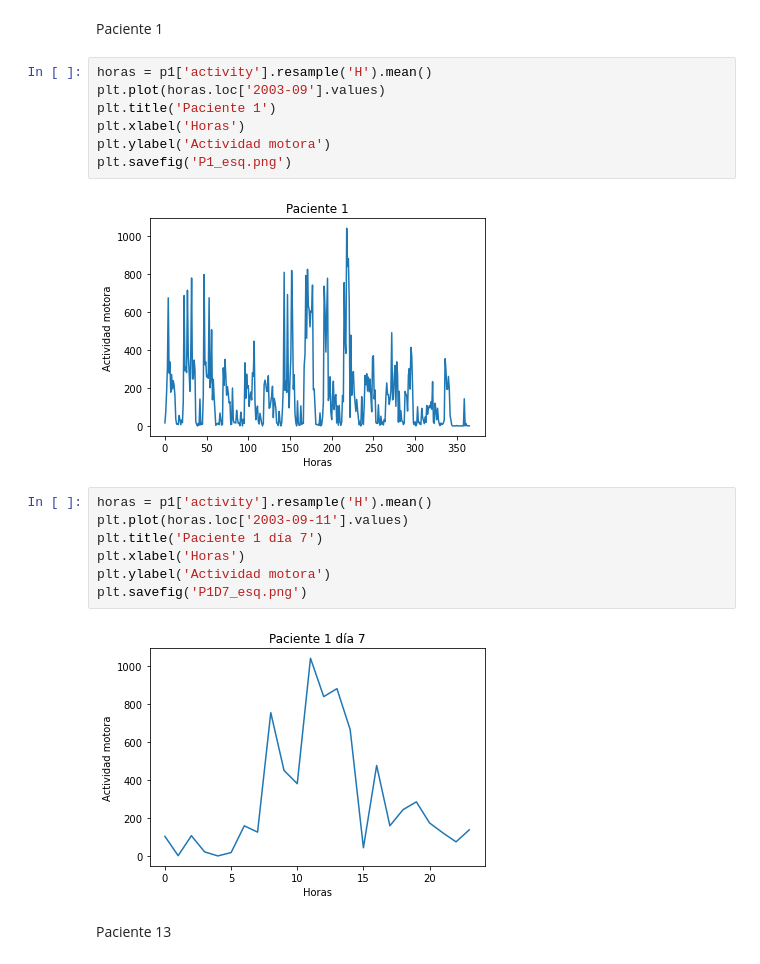
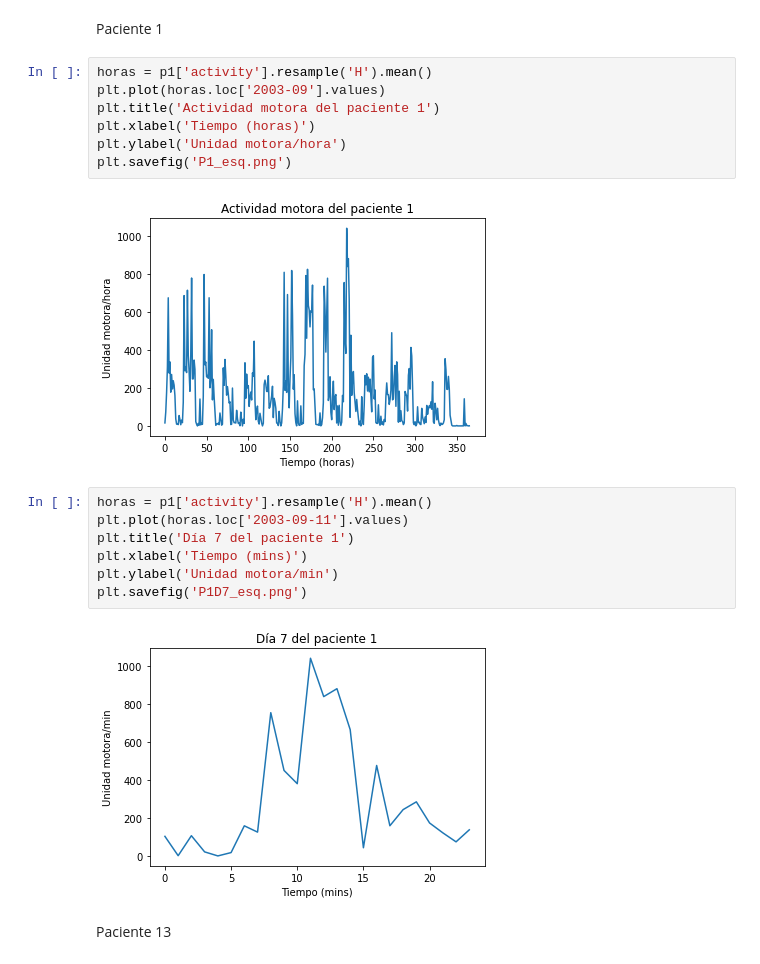
Before and after one commit to anajim13/TFM-XAI, a Jupyter notebook: señales_tiempo.ipynb, the cells around one changed output. Cells and saved outputs as stored; diff of their text form.

```diff
--- a/señales_tiempo.ipynb
+++ b/señales_tiempo.ipynb
@@ -73,21 +73,21 @@ Paciente 1
 # %%
 horas = p1['activity'].resample('H').mean()
 plt.plot(horas.loc['2003-09'].values)
-plt.title('Paciente 1')
-plt.xlabel('Horas')
-plt.ylabel('Actividad motora')
+plt.title('Actividad motora del paciente 1')
+plt.xlabel('Tiempo (horas)')
+plt.ylabel('Unidad motora/hora')
 plt.savefig('P1_esq.png')
 # %% [output]
-[figure, old version]
+[figure, new version]
 # %%
 horas = p1['activity'].resample('H').mean()
 plt.plot(horas.loc['2003-09-11'].values)
-plt.title('Paciente 1 día 7')
-plt.xlabel('Horas')
-plt.ylabel('Actividad motora')
+plt.title('Día 7 del paciente 1')
+plt.xlabel('Tiempo (mins)')
+plt.ylabel('Unidad motora/min')
 plt.savefig('P1D7_esq.png')
 # %% [output]
-[figure, old version]
+[figure, new version]
 # %% [markdown]
 Paciente 13
 # %%
```
Also changed, not shown: parts of 9 cells of this notebook.
